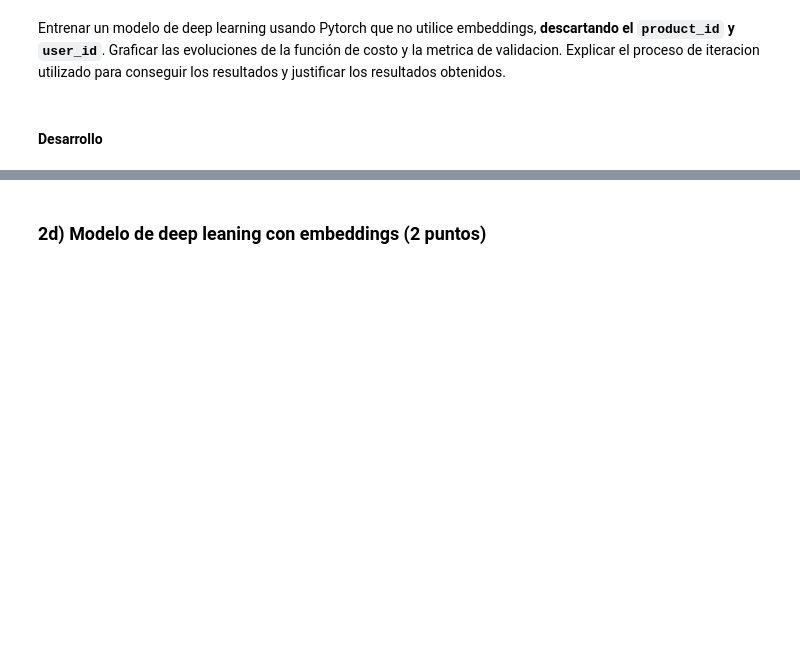
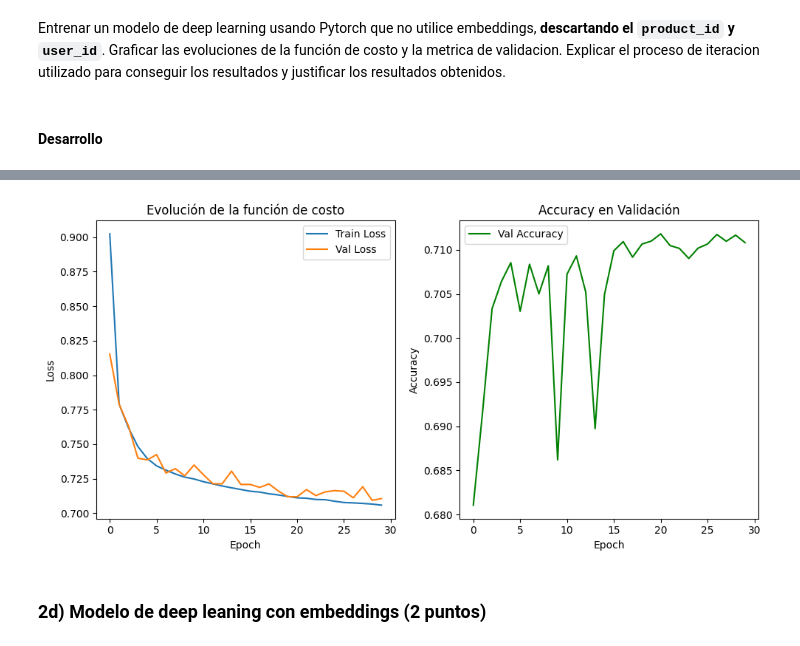
Before and after one commit to joagonzalez/ceia-aprendizaje-profundo, a Jupyter notebook: tp1/notebook.ipynb, the cells around one changed output, grey strips where cells are left out. Cells and saved outputs as stored; diff of their text form; code cells hidden in the pictures; blank space fills up the shorter version.

```diff
--- a/tp1/notebook.ipynb
+++ b/tp1/notebook.ipynb
@@ -826,0 +1029,12 @@ Entrenar un modelo de deep learning usando Pytorch que no utilice embeddings, **
+# %%
+class SimpleNN(nn.Module):
+    def __init__(self, input_dim, output_dim):
+        super().__init__()
+        self.fc1 = nn.Linear(input_dim, 128)
+        self.fc2 = nn.Linear(128, 64)
+        self.out = nn.Linear(64, output_dim)
+
+    def forward(self, x):
+        x = F.relu(self.fc1(x))
+        x = F.relu(self.fc2(x))
+        return self.out(x)
@@ -827,3 +1093,25 @@ Entrenar un modelo de deep learning usando Pytorch que no utilice embeddings, **
+# %%
+plt.figure(figsize=(10, 5))
+
+plt.subplot(1, 2, 1)
+plt.plot(train_loss_hist, label="Train Loss")
+plt.plot(val_loss_hist, label="Val Loss")
+plt.xlabel("Epoch")
+plt.ylabel("Loss")
+plt.title("Evolución de la función de costo")
+plt.legend()
+
+plt.subplot(1, 2, 2)
+plt.plot(val_acc_hist, label="Val Accuracy", color="green")
+plt.xlabel("Epoch")
+plt.ylabel("Accuracy")
+plt.title("Accuracy en Validación")
+plt.legend()
+
+plt.tight_layout()
+plt.show()
+# %% [output]
+[figure, added]
 # %% [markdown]
 ### 2d) Modelo de deep leaning con embeddings (2 puntos)
 # %% [markdown]
```
Also changed, not shown: parts of 19 cells of this notebook.
